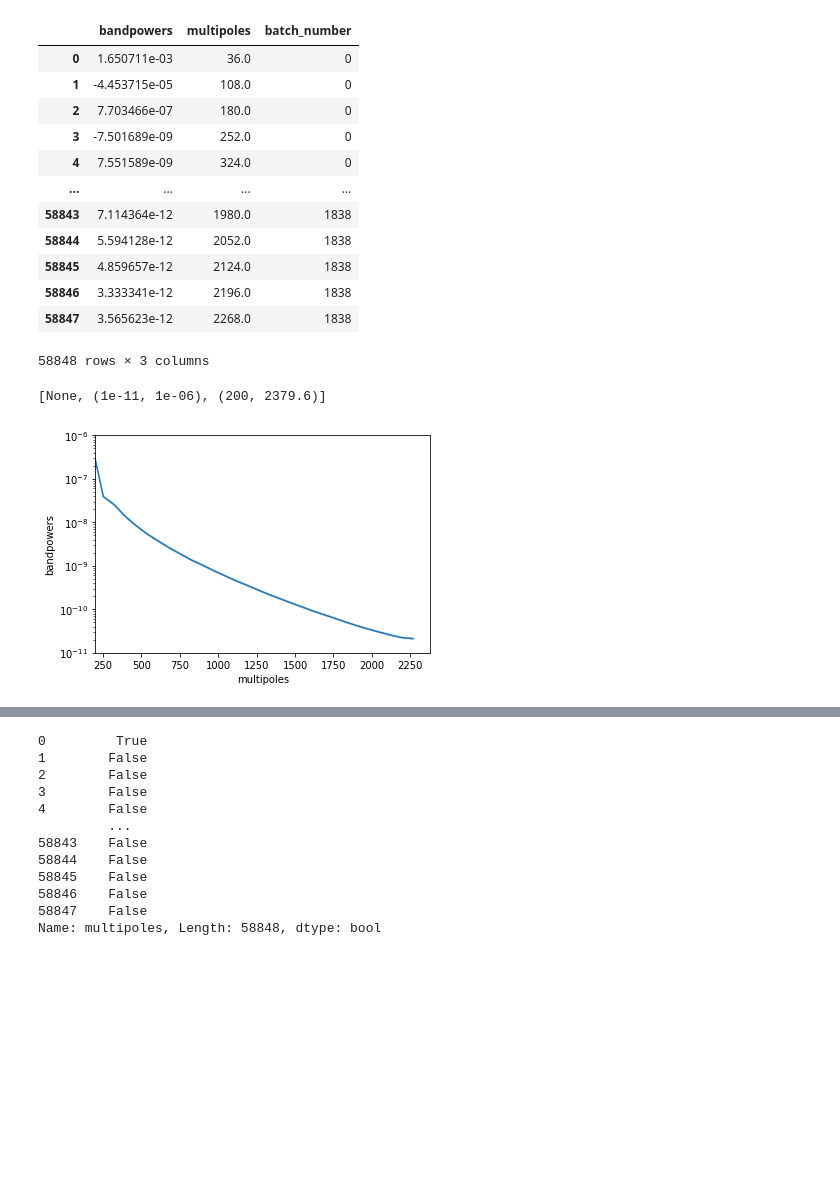
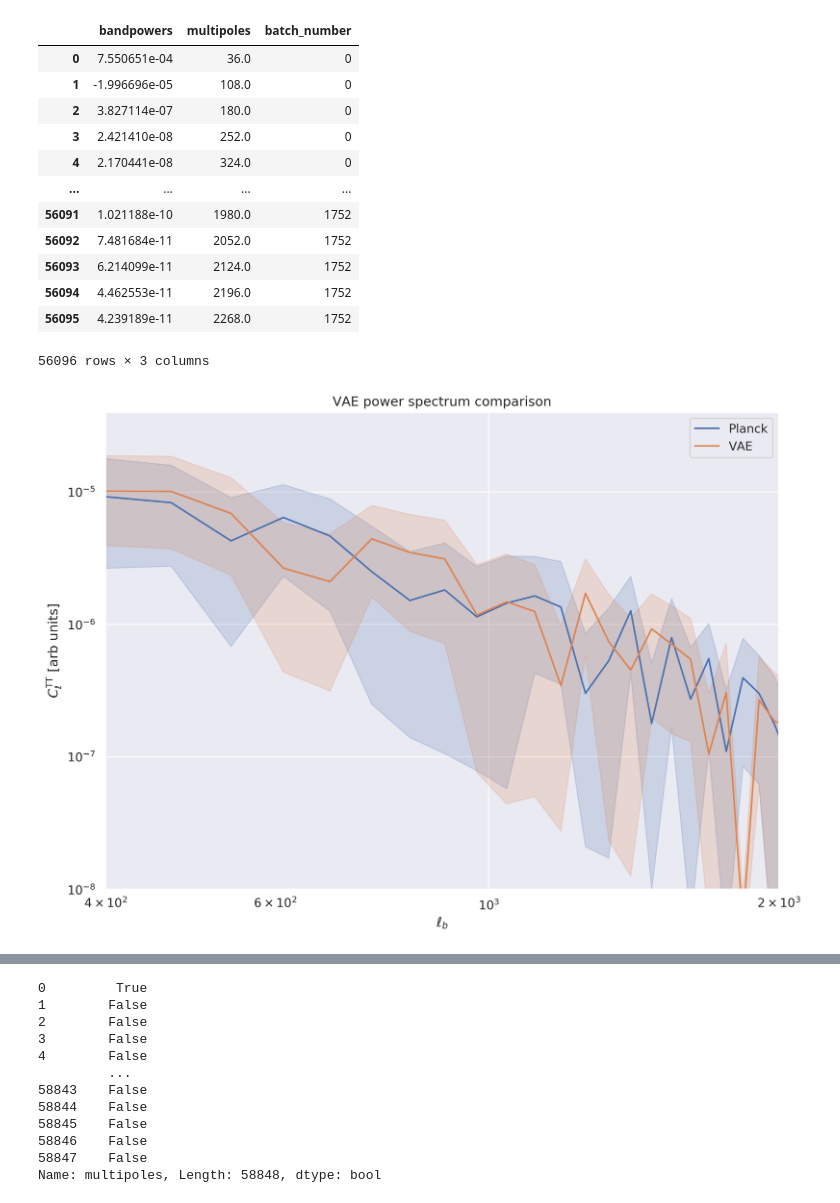
Before and after one commit to b-thorne/began, a Jupyter notebook: notebooks/seaborn.ipynb, the cells around one changed output, grey strips where cells are left out. Saved outputs shown, nothing was run; the diff lists cells and outputs as text; code cells hidden in the pictures; blank space fills up the shorter version.

```diff
--- a/notebooks/seaborn.ipynb
+++ b/notebooks/seaborn.ipynb
@@ -6,25 +6,18 @@ import seaborn as sns
 import matplotlib.pyplot as plt
 # %%
 df = pd.read_hdf("../models/plots/metrics.h5", "spectra")
+df
+# %% [output]
+|  | bandpowers | multipoles | batch_number |
+| 0 | 7.550651e-04 | 36.0 | 0 |
+| 1 | -1.996696e-05 | 108.0 | 0 |
+| 2 | 3.827114e-07 | 180.0 | 0 |
+| 3 | 2.421410e-08 | 252.0 | 0 |
+| 4 | 2.170441e-08 | 324.0 | 0 |
+| ... | ... | ... | ... |
+| 56091 | 1.021188e-10 | 1980.0 | 1752 |
+| 56092 | 7.481684e-11 | 2052.0 | 1752 |
+| 56093 | 6.214099e-11 | 2124.0 | 1752 |
+| 56094 | 4.462553e-11 | 2196.0 | 1752 |
+| 56095 | 4.239189e-11 | 2268.0 | 1752 |
+56096 rows × 3 columns
-# %%
-df
-# %% [output]
-|  | bandpowers | multipoles | batch_number |
-| 0 | 1.650711e-03 | 36.0 | 0 |
-| 1 | -4.453715e-05 | 108.0 | 0 |
-| 2 | 7.703466e-07 | 180.0 | 0 |
-| 3 | -7.501689e-09 | 252.0 | 0 |
-| 4 | 7.551589e-09 | 324.0 | 0 |
-| ... | ... | ... | ... |
-| 58843 | 7.114364e-12 | 1980.0 | 1838 |
-| 58844 | 5.594128e-12 | 2052.0 | 1838 |
-| 58845 | 4.859657e-12 | 2124.0 | 1838 |
-| 58846 | 3.333341e-12 | 2196.0 | 1838 |
-| 58847 | 3.565623e-12 | 2268.0 | 1838 |
-58848 rows × 3 columns
-# %%
-ax = sns.lineplot(x='multipoles', y='bandpowers', data=df)
-ax.set(yscale='log', ylim=[1e-11, 1e-6], xlim=[200, None])
-# %% [output]
-[None, (1e-11, 1e-06), (200, 2379.6)]
-[figure, removed]
@@ -30,0 +27,12 @@ ax.set(yscale='log', ylim=[1e-11, 1e-6], xlim=[200, None])
+# %%
+sns.set(rc={'figure.figsize': (11, 8), 'figure.dpi': 300, 'font.size': 30, 'text.usetex': False})
+ax = sns.lineplot(x="multipoles", y="bandpowers", data=df.sample(frac=0.5), label='Planck')
+ax = sns.lineplot(x="multipoles", y="bandpowers", data=df.sample(frac=0.5), label='VAE')
+ax.set(yscale='log', xscale='log', ylim=[1e-8, 4e-5], xlim=[400, 2000])
+ax.set(ylabel=r"$C_\ell^{\rm TT}~{\rm [arb~units]}$")
+ax.set(xlabel=r"$\ell_b$")
+ax.set(title="VAE power spectrum comparison")
+fig = ax.get_figure()
+fig.savefig("../reports/figures/cl_band_power.png", bbox_inches='tight')
+# %% [output]
+[figure, added]
```
Also changed, not shown: parts of 6 cells of this notebook, 31 other files.
